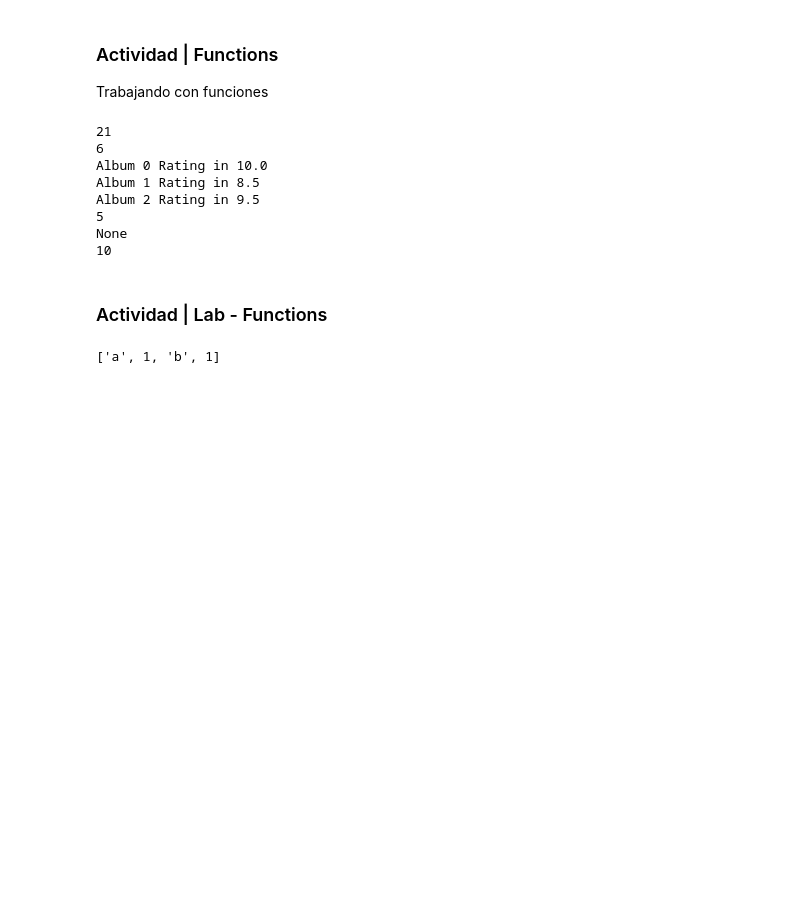
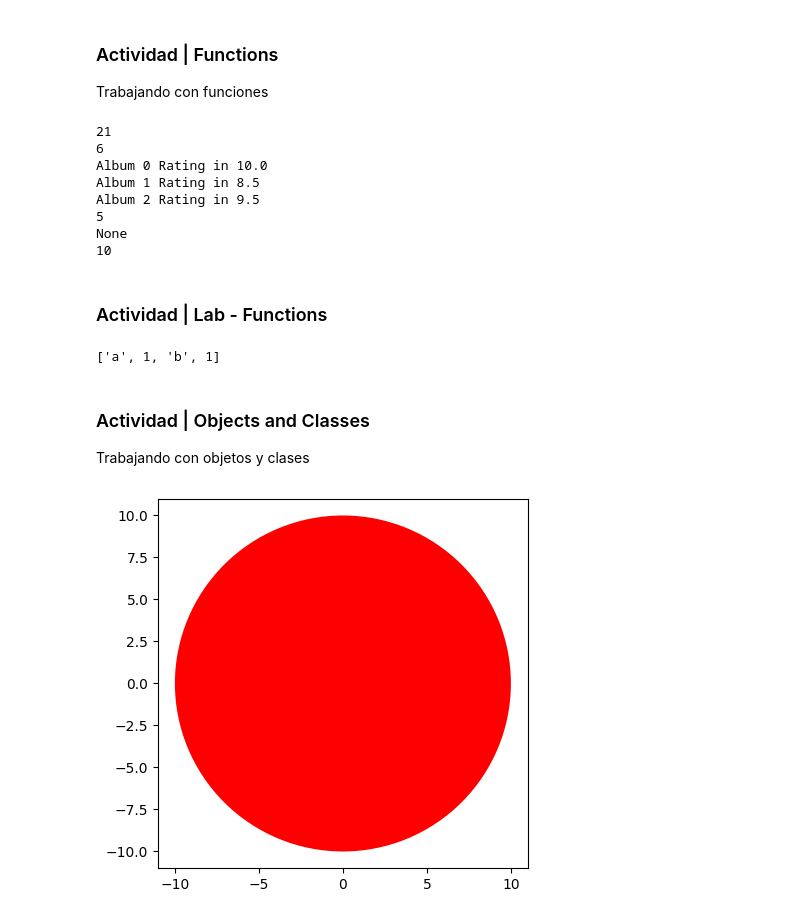
Before and after one commit to PosgradoMNA/actividades-de-aprendizaje-A01066428-ErickHCerecedo, a Jupyter notebook: Modulo_3.ipynb, the cells around one changed output. Drawn from its saved outputs; the diff is of its cells as text; code cells hidden in the pictures; blank space fills up the shorter version.

Commit message:
Actividad | Objects and Classes

```diff
--- a/Modulo_3.ipynb
+++ b/Modulo_3.ipynb
@@ -427,3 +427,38 @@ con(2, 2)
 con(['a', 1], ['b', 1])
 # %% [output]
 ['a', 1, 'b', 1]
+# %% [markdown]
+### Actividad | Objects and Classes
+Trabajando con objetos y clases
+# %%
+# Importacion de librerias
+import numpy as np
+import matplotlib.pyplot as plt
+%matplotlib inline
+
+# Declaracion de clase
+class Circle(object):
+
+    # Constructor
+    def __init__(self, radius=3, color='blue'):
+        self.radius = radius
+        self.color = color
+
+    # Metodo
+    def add_radius(self, r):
+        self.radius = self.radius + r
+        return(self.radius)
+
+    # Metodo
+    def drawCircle(self):
+        plt.gca().add_patch(plt.Circle((0, 0), radius=self.radius, fc=self.color))
+        plt.axis('scaled')
+        plt.show()
+
+# Creacion de una instancia u objeto
+red_circle = Circle(10,'red')
+dir(red_circle)
+red_circle.color
+red_circle.drawCircle()
+# %% [output]
+[figure, added]
```
Also changed, not shown: parts of 1 cell of this notebook.
